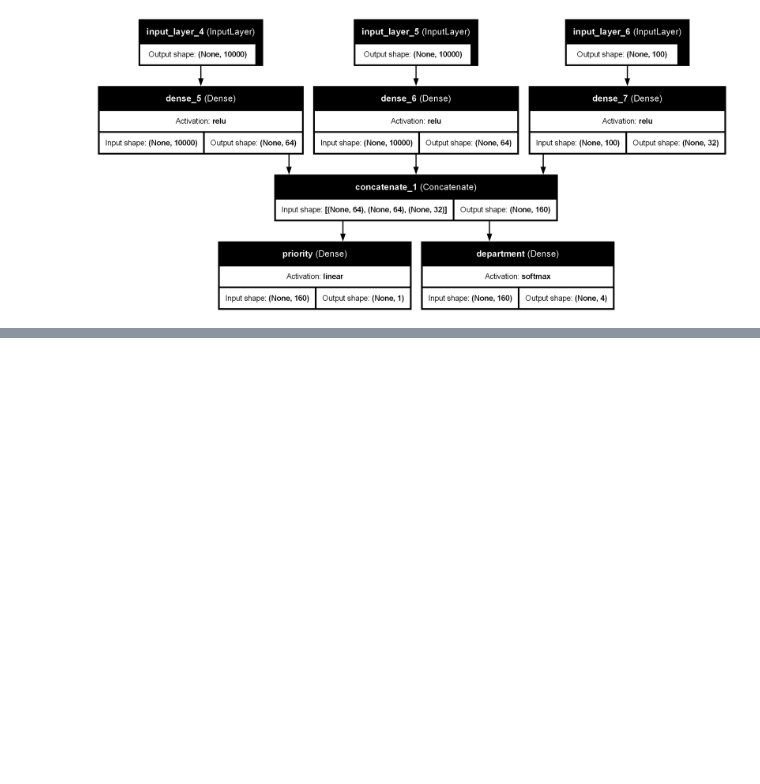
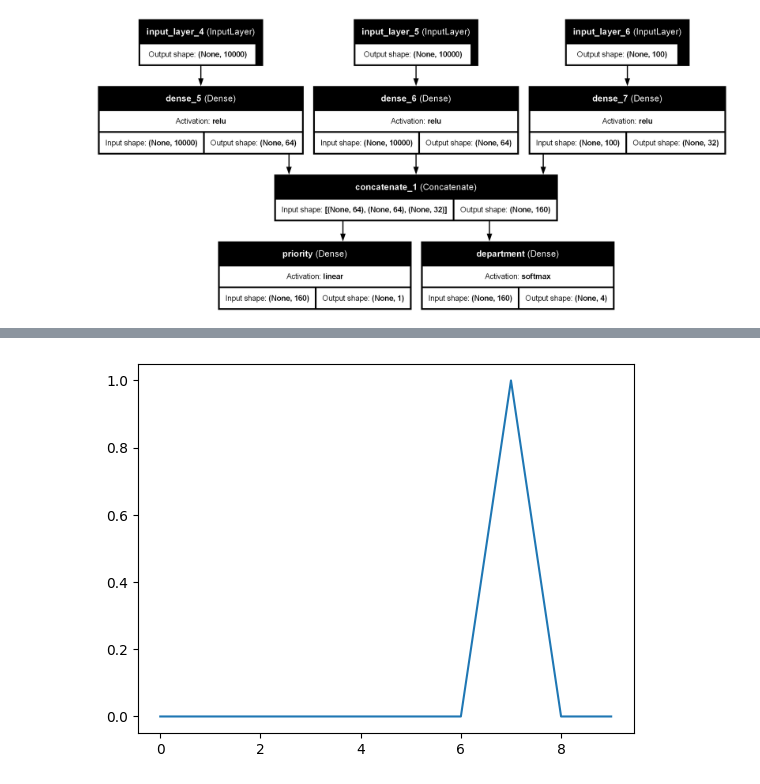
Before and after one commit to cyrilfrl/Data-Science-Lab, a Jupyter notebook: sandbox/chollet.ipynb, the cells around one changed output, grey strips where cells are left out. Saved outputs shown, nothing was run; the diff lists cells and outputs as text; code cells hidden in the pictures; blank space fills up the shorter version.

```diff
--- a/sandbox/chollet.ipynb
+++ b/sandbox/chollet.ipynb
@@ -540,0 +611,5 @@ keras.utils.plot_model(model, "ticket_classifier.png",
+# %%
+predictions = model.predict(test_images)
+plt.plot(predictions[0])
+plt.show()
+# %% [output]
@@ -540,0 +617 @@ keras.utils.plot_model(model, "ticket_classifier.png",
+[figure, added]
```
Also changed, not shown: parts of 12 cells of this notebook, 26 other files.
